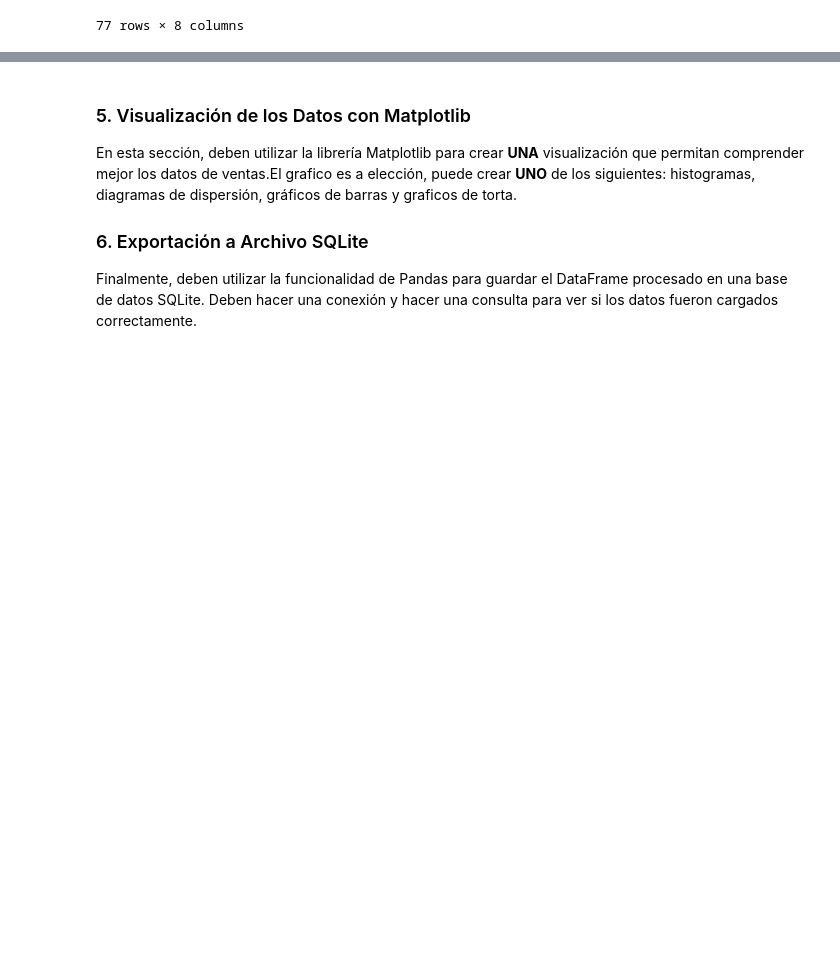
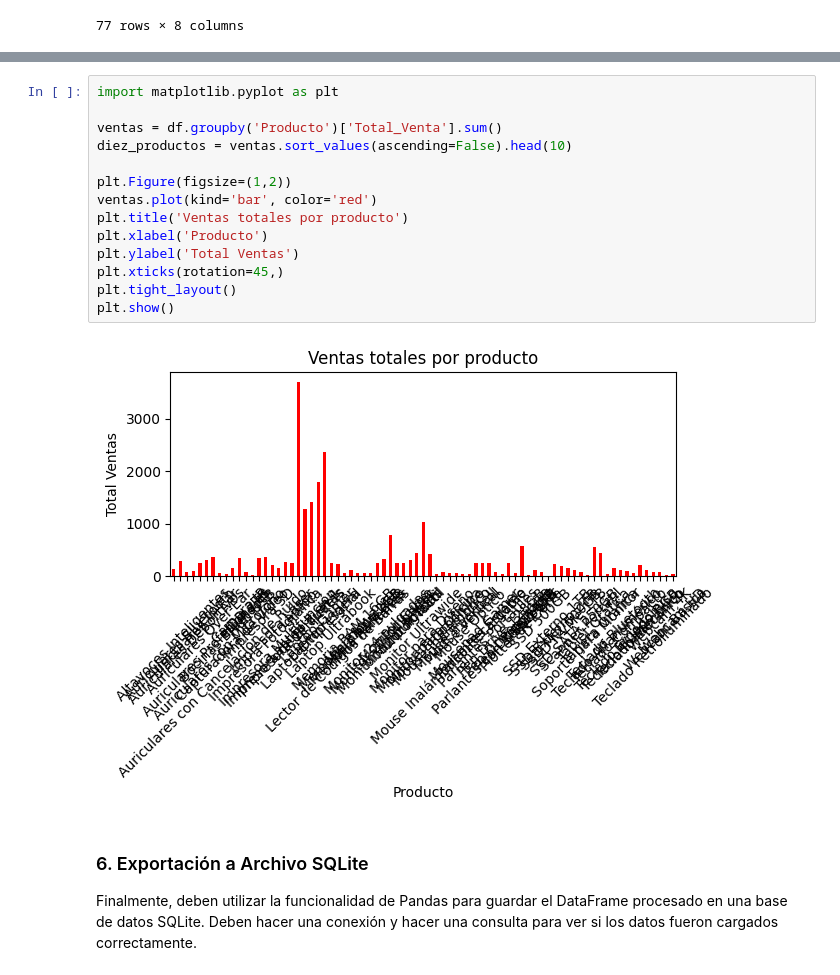
Before and after one commit to maximilianotraghetti/parcial1_tlp3_Maximiliano_Traghetti, a Jupyter notebook: main.ipynb, the cells around one changed output, grey strips where cells are left out. Saved outputs shown, nothing was run; the diff lists cells and outputs as text; blank space fills up the shorter version.

```diff
--- a/main.ipynb
+++ b/main.ipynb
@@ -168,8 +173,21 @@ max              240.0  1801.000000
+# %%
+import matplotlib.pyplot as plt
+
+ventas = df.groupby('Producto')['Total_Venta'].sum()
+diez_productos = ventas.sort_values(ascending=False).head(10)
+
+plt.Figure(figsize=(1,2))
+ventas.plot(kind='bar', color='red')
+plt.title('Ventas totales por producto')
+plt.xlabel('Producto')
+plt.ylabel('Total Ventas')
+plt.xticks(rotation=45,)
+plt.tight_layout()
+plt.show()
+# %% [output]
+[figure, added]
 # %% [markdown]
 
-### 5. Visualización de los Datos con Matplotlib
-
-En esta sección, deben utilizar la librería Matplotlib para crear **UNA** visualización que permitan comprender mejor los datos de ventas.El grafico es a elección, puede crear **UNO** de los siguientes: histogramas, diagramas de dispersión, gráficos de barras y graficos de torta.
 
 ### 6. Exportación a Archivo SQLite
 
```
Also changed, not shown: parts of 1 cell of this notebook.
